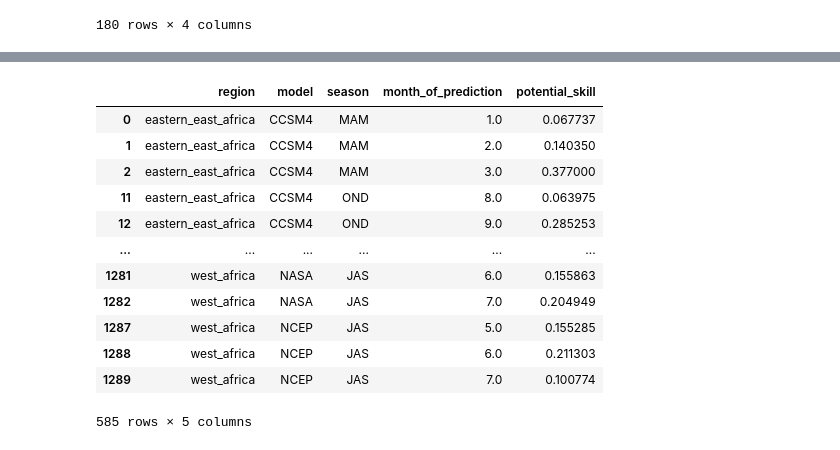
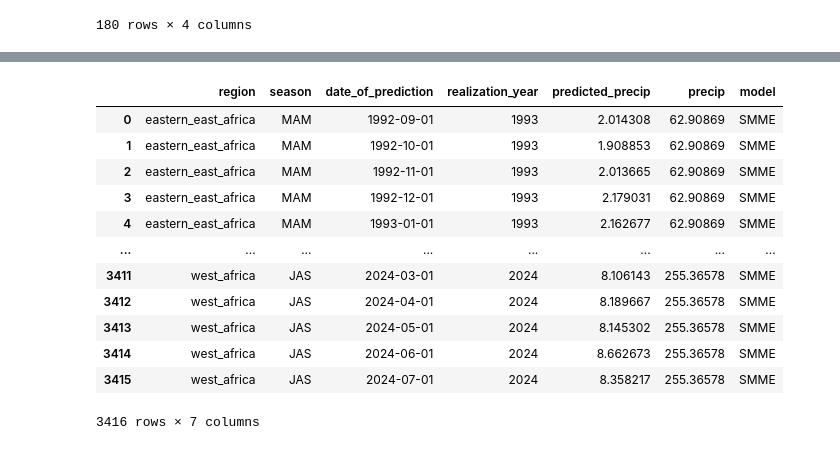
Before and after one commit to yatli24/CHC, a Jupyter notebook: Jupyter notebooks/seasonal_potential_skill_graph.ipynb, the cells around one changed output, grey strips where cells are left out. Drawn from its saved outputs; the diff is of its cells as text; code cells hidden in the pictures.

```diff
--- a/Jupyter notebooks/seasonal_potential_skill_graph.ipynb
+++ b/Jupyter notebooks/seasonal_potential_skill_graph.ipynb
@@ -204,17 +212,50 @@ merged
-# %%
-temp = temp.drop(columns=['corr', 'skill_score', 'conditional_bias', 'unconditional_bias'])
-temp
-# %% [output]
-|  | region | model | season | month_of_prediction | potential_skill |
-| 0 | eastern_east_africa | CCSM4 | MAM | 1.0 | 0.067737 |
-| 1 | eastern_east_africa | CCSM4 | MAM | 2.0 | 0.140350 |
-| 2 | eastern_east_africa | CCSM4 | MAM | 3.0 | 0.377000 |
-| 11 | eastern_east_africa | CCSM4 | OND | 8.0 | 0.063975 |
-| 12 | eastern_east_africa | CCSM4 | OND | 9.0 | 0.285253 |
-| ... | ... | ... | ... | ... | ... |
-| 1281 | west_africa | NASA | JAS | 6.0 | 0.155863 |
-| 1282 | west_africa | NASA | JAS | 7.0 | 0.204949 |
-| 1287 | west_africa | NCEP | JAS | 5.0 | 0.155285 |
-| 1288 | west_africa | NCEP | JAS | 6.0 | 0.211303 |
-| 1289 | west_africa | NCEP | JAS | 7.0 | 0.100774 |
-585 rows × 5 columns
+# %%
+with open('SMME_models.txt', 'w') as f:
+    for region, seasons in SMME_models.items():
+        f.write(f"{region}:\n")
+        for season, models in seasons.items():
+            f.write(f"  {season}: {models}\n")
+# %%
+# Initialize an empty dictionary to store DataFrames
+dfs_dict = {}
+
+# initiate file list
+list_of_files = glob.glob('data/csv/*.csv')
+
+files_path = []
+
+for path in list_of_files:
+    path_mod = path.replace('\\', '/')
+    files_path.append(path_mod)
+
+for f in files_path:
+    df = pd.read_csv(f)
+    df['region'] = '_'.join(f.split('/')[-1].split('_')[0:-3])
+    dfs_dict[f] = df
+
+df = pd.concat(dfs_dict.values(), ignore_index=True)
+smme_df = pd.DataFrame()
+# keep only the rows with the models in SMME_models that matches with the keys in SMME_models
+for region, seasons in SMME_models.items():
+    for season, models in seasons.items():
+        temp = df[(df['model'].isin(models)) & (df['region'] == region) & (df['season'] == season)]
+        smme_df = pd.concat([smme_df, temp], ignore_index=True)
+
+smme_df = smme_df[['region', 'season', 'date_of_prediction', 'realization_year', 'predicted_precip', 'precip']]\
+                .groupby(['region', 'season', 'date_of_prediction', 'realization_year'])[['predicted_precip', 'precip']].mean().reset_index()
+smme_df['model'] = 'SMME'
+smme_df
+# %% [output]
+|  | region | season | date_of_prediction | realization_year | predicted_precip | precip | model |
+| 0 | eastern_east_africa | MAM | 1992-09-01 | 1993 | 2.014308 | 62.90869 | SMME |
+| 1 | eastern_east_africa | MAM | 1992-10-01 | 1993 | 1.908853 | 62.90869 | SMME |
+| 2 | eastern_east_africa | MAM | 1992-11-01 | 1993 | 2.013665 | 62.90869 | SMME |
+| 3 | eastern_east_africa | MAM | 1992-12-01 | 1993 | 2.179031 | 62.90869 | SMME |
+| 4 | eastern_east_africa | MAM | 1993-01-01 | 1993 | 2.162677 | 62.90869 | SMME |
+| ... | ... | ... | ... | ... | ... | ... | ... |
+| 3411 | west_africa | JAS | 2024-03-01 | 2024 | 8.106143 | 255.36578 | SMME |
+| 3412 | west_africa | JAS | 2024-04-01 | 2024 | 8.189667 | 255.36578 | SMME |
+| 3413 | west_africa | JAS | 2024-05-01 | 2024 | 8.145302 | 255.36578 | SMME |
+| 3414 | west_africa | JAS | 2024-06-01 | 2024 | 8.662673 | 255.36578 | SMME |
+| 3415 | west_africa | JAS | 2024-07-01 | 2024 | 8.358217 | 255.36578 | SMME |
+3416 rows × 7 columns
```
Also changed, not shown: parts of 9 cells of this notebook.
